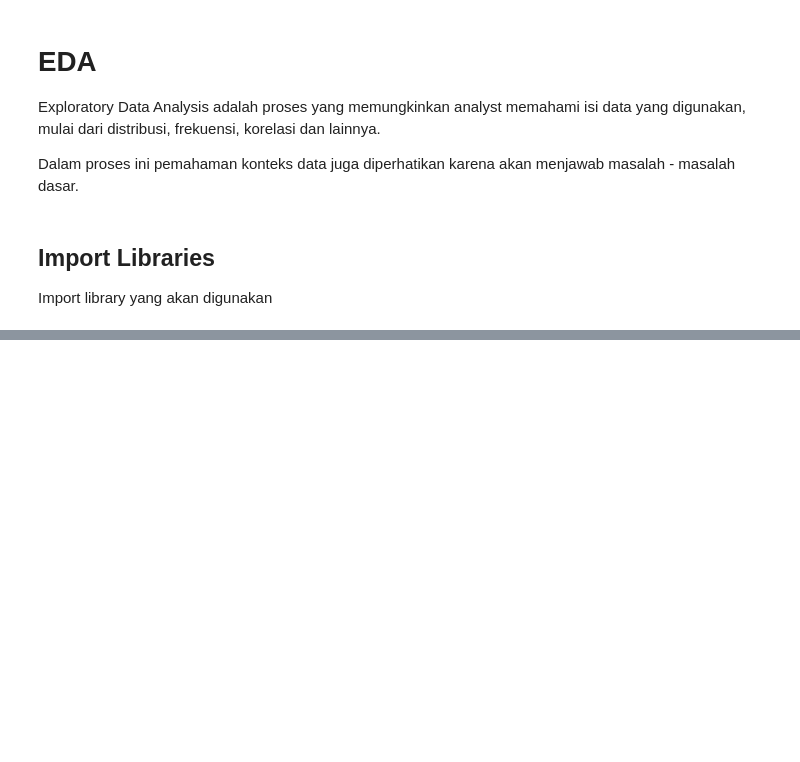
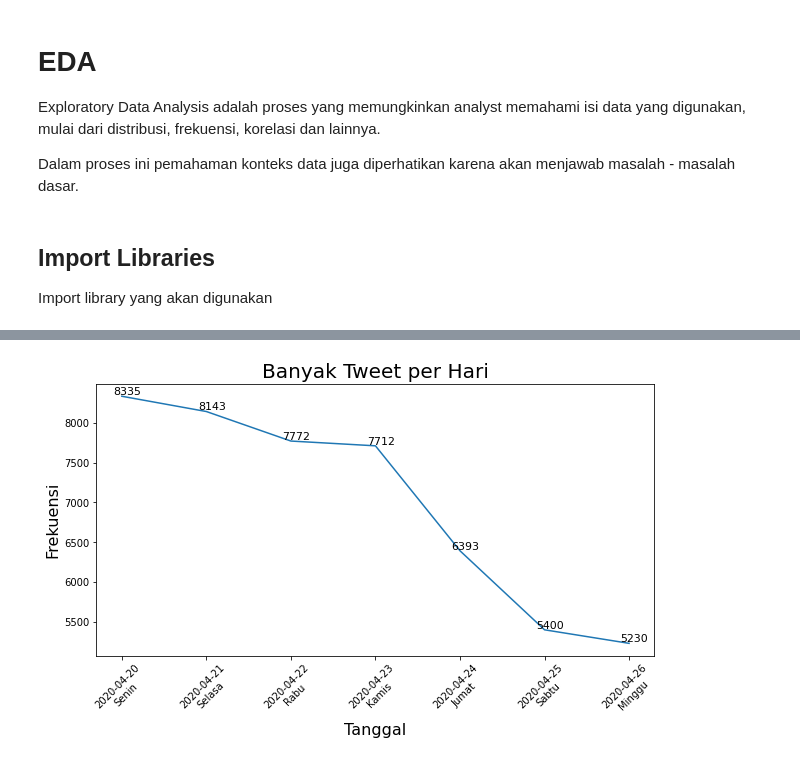
Before and after one commit to Hyuto/Analisis-Sentimen-Corona-DKI-Jakarta, a Jupyter notebook: notebook/ADE.ipynb, the cells around one changed output, grey strips where cells are left out. Cells and saved outputs as stored; diff of their text form; code cells hidden in the pictures; blank space fills up the shorter version.

Commit message:
Update data format, drop retweets data, and update ADE notebook

```diff
--- a/notebook/ADE.ipynb
+++ b/notebook/ADE.ipynb
@@ -111,9 +10,0 @@ tpj = [x.groupby(x.dt.hour).count() for x in tpj]
-# %%
-# Ploting Line
-fig, axes = plt.subplots(nrows=2, ncols=4, figsize=(20, 10))
-for i in range(len(tpj)):
-    sns.lineplot(x=tpj[i].index.tolist(), y=tpj[i].values, ax=axes[i // 4, i % 4])
-    axes[i // 4, i % 4].set_title(f"{hari[i+1]}")
-    axes[i // 4, i % 4].set(xlabel="Jam", ylabel="Frekuensi")
-    plt.tight_layout()
-plt.show()
@@ -206,12 +10,0 @@ source = source.sort_values(by="Frekuensi", ascending=False)
-# %%
-# Plot 20 Source terbanyak
-most_dev = source.head(20)
-plt.figure(figsize=(10, 10))
-sns.barplot(x=most_dev["Source"], y=most_dev["Frekuensi"])
-for i, v in enumerate(most_dev["Frekuensi"].tolist()):
-    plt.text(i - len(str(v)) / 10, v + 1000, str(v), fontsize=10)
-plt.title("Source Terbanyak", fontsize=20)
-plt.xticks(rotation=90)
-plt.xlabel("Source", fontsize=16)
-plt.ylabel("Frekuensi", fontsize=16)
-plt.show()
@@ -219,0 +23,4 @@ plt.show()
+# %%
+data1 = pd.read_csv("../data/Crawling Twitter Jakarta 26.csv")
+data2 = pd.read_csv("../data/Crawling Twitter Jakarta 23 - 25.csv")
+data3 = pd.read_csv("../data/Crawling Twitter Jakarta 20 - 22.csv")
@@ -219,0 +31,4 @@ plt.show()
+# %%
+data = pd.concat([data1, data2, data3])
+data["tanggal"] = pd.to_datetime(data["tanggal"])
+data.info()
@@ -219,0 +57,18 @@ plt.show()
+# %%
+# Melihat banyak Tweet perhari
+tph = data["tweets"].groupby(data["tanggal"].dt.date).count()
+h_index = ["Senin", "Selasa", "Rabu", "Kamis", "Jumat", "Sabtu", "Minggu"]
+hari = [str(x) + f"\n{h_index[x.weekday()]}" for x in tph.index]
+
+# Plotting Line
+plt.figure(figsize=(10, 5))
+sns.lineplot(x=range(len(tph.values)), y=tph.values)
+for i, v in enumerate(tph.tolist()):
+    plt.text(i - 0.1, v + 20, str(v), fontsize=11)
+plt.title("Banyak Tweet per Hari", fontsize=20)
+plt.xticks(range(len(tph.values)), hari, rotation=45)
+plt.xlabel("Tanggal", fontsize=16)
+plt.ylabel("Frekuensi", fontsize=16)
+plt.show()
+# %% [output]
+[figure, added]
```
Also changed, not shown: parts of 40 cells of this notebook, 4 other files.
